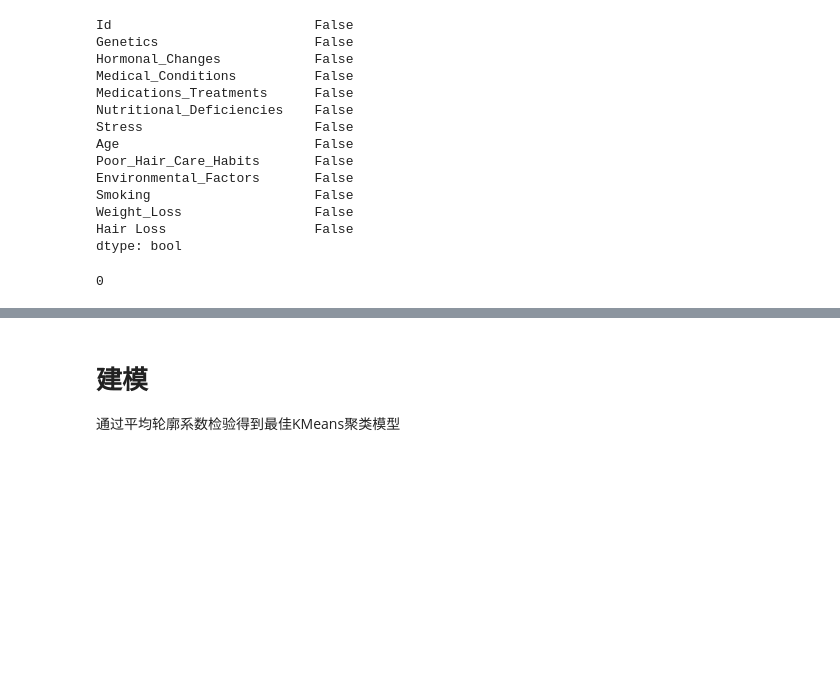
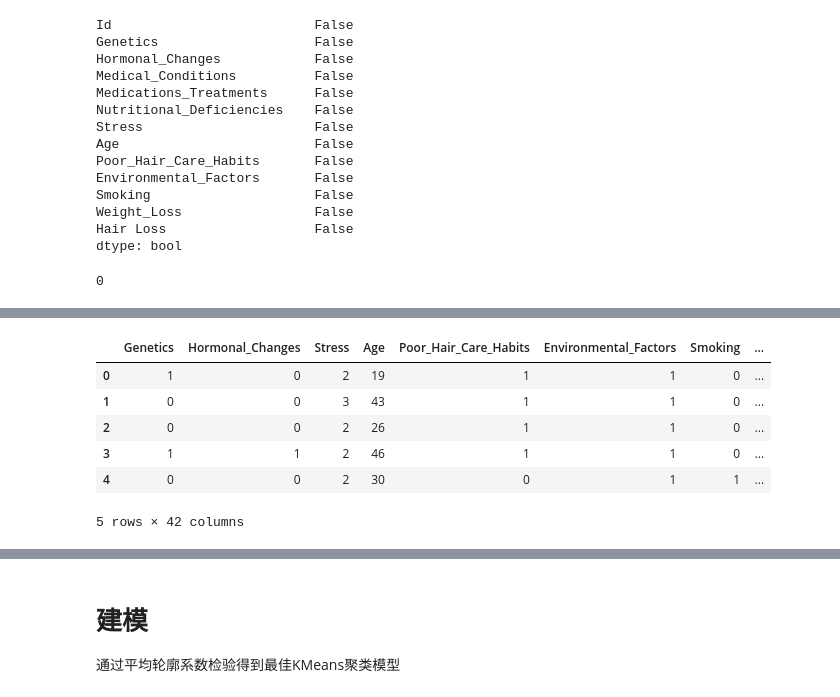
Before and after one commit to tr1912/AnalyzePractice, a Jupyter notebook: KMeans-Result.ipynb, the cells around one changed output, grey strips where cells are left out. Cells and saved outputs as stored; diff of their text form; code cells hidden in the pictures; blank space fills up the shorter version.

```diff
--- a/KMeans-Result.ipynb
+++ b/KMeans-Result.ipynb
@@ -166,0 +121,10 @@ new_data
+# %%
+new_data.head()
+# %% [output]
+|  | Genetics | Hormonal_Changes | Stress | Age | Poor_Hair_Care_Habits | Environmental_Factors | Smoking | ... |
+| 0 | 1 | 0 | 2 | 19 | 1 | 1 | 0 | ... |
+| 1 | 0 | 0 | 3 | 43 | 1 | 1 | 0 | ... |
+| 2 | 0 | 0 | 2 | 26 | 1 | 1 | 0 | ... |
+| 3 | 1 | 1 | 2 | 46 | 1 | 1 | 0 | ... |
+| 4 | 0 | 0 | 2 | 30 | 0 | 1 | 1 | ... |
+5 rows × 42 columns
```
Also changed, not shown: parts of 17 cells of this notebook, 2 other files.
